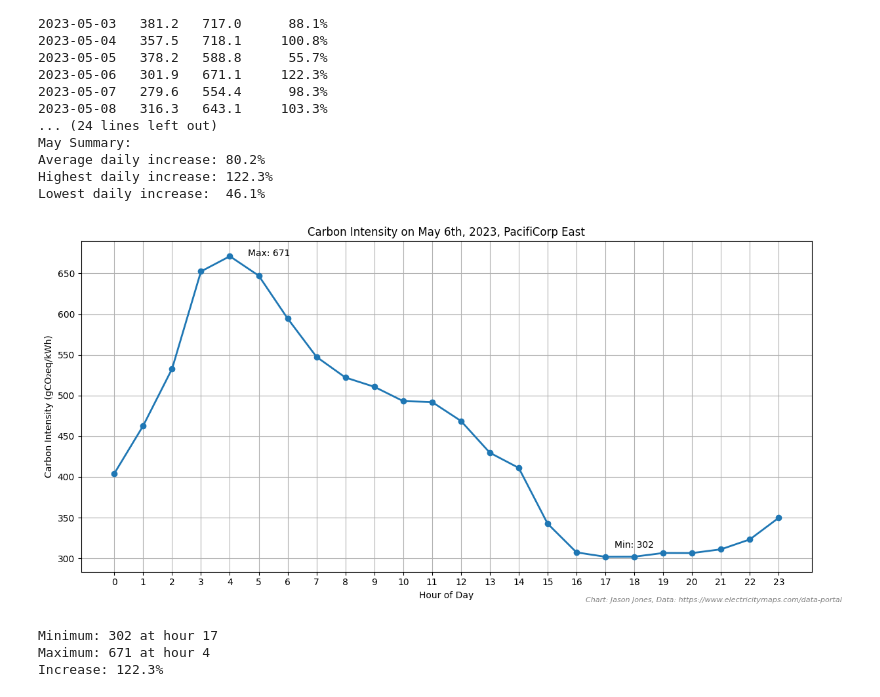
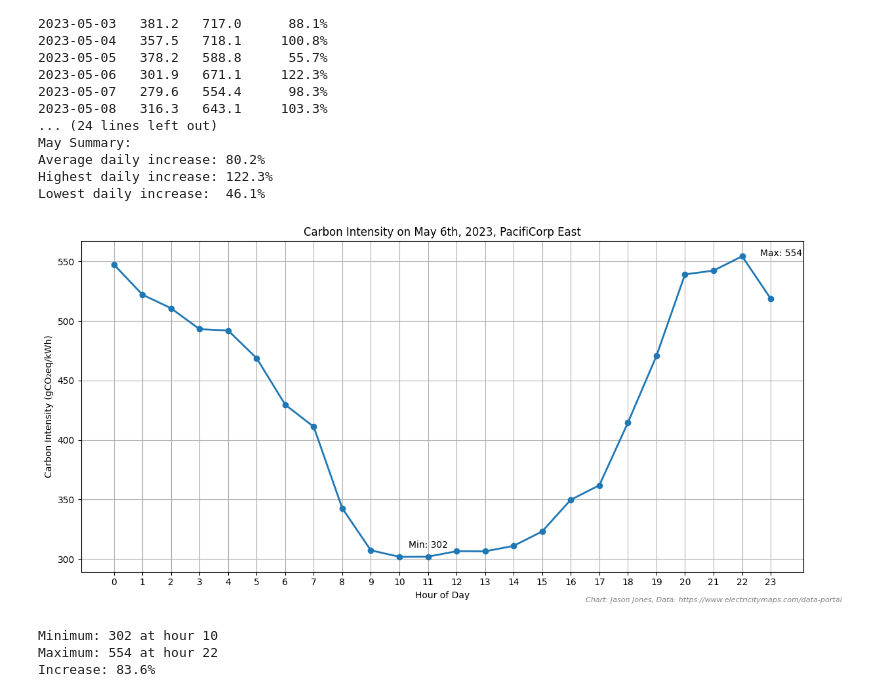
Before and after one commit to jasonm-jones/grid-carbon-intensity, a Jupyter notebook: carbon-PACE-2023.ipynb, the cells around one changed output. Saved outputs shown, nothing was run; the diff lists cells and outputs as text; code cells hidden in the pictures.

```diff
--- a/carbon-PACE-2023.ipynb
+++ b/carbon-PACE-2023.ipynb
@@ -21,11 +21,14 @@ Index(['Datetime (UTC)', 'Country', 'Zone Name', 'Zone Id',
 
 # Convert timestamp to datetime
 df['timestamp'] = pd.to_datetime(df['Datetime (UTC)'])
+# Update hour column to use MST
+df['timestamp_mst'] = df['timestamp'] - pd.Timedelta(hours=7)
+
 
 # Add columns for date, month, and hour
-df['date'] = df['timestamp'].dt.date
-df['month'] = df['timestamp'].dt.month
-df['hour'] = df['timestamp'].dt.hour
+df['date'] = df['timestamp_mst'].dt.date
+df['month'] = df['timestamp_mst'].dt.month
+df['hour'] = df['timestamp_mst'].dt.hour
 
 # Calculate daily variation (max - min) for each date
 daily_variation = df.groupby('date')['Carbon Intensity gCO₂eq/kWh (LCA)'].agg(['min', 'max'])
@@ -74,5 +77,8 @@ sns.heatmap(hourly_monthly_avg, cmap='YlOrRd',
 plt.title('Average Carbon Intensity by Month and Hour')
 plt.xlabel('Month')
 plt.ylabel('Hour of Day')
+# Add source text at the bottom
+plt.figtext(0.5, 0.02, 'Chart: Jason Jones, Data: https://www.electricitymaps.com/data-portal',
+           fontsize=8, style='italic', color='gray')
 plt.show()
 # %% [output]
@@ -232,14 +238,14 @@ Highest daily increase: 122.3%
 Lowest daily increase:  46.1%
 # %%
 # Filter for May 6th
-may_6_data = df[df['timestamp'].dt.date == pd.to_datetime('2023-05-06').date()].copy()
+may_6_data = df[df['timestamp_mst'].dt.date == pd.to_datetime('2023-05-06').date()].copy()
 
 # Sort by timestamp to ensure proper ordering
-may_6_data = may_6_data.sort_values('timestamp')
+may_6_data = may_6_data.sort_values('timestamp_mst')
 
 # Create the plot
 plt.figure(figsize=(12, 6))
-plt.plot(may_6_data['timestamp'].dt.hour, may_6_data['Carbon Intensity gCO₂eq/kWh (LCA)'],
+plt.plot(may_6_data['timestamp_mst'].dt.hour, may_6_data['Carbon Intensity gCO₂eq/kWh (LCA)'],
          marker='o', linestyle='-', linewidth=2)
 
 # Customize the plot
@@ -248,38 +254,38 @@ plt.xlabel('Hour of Day')  # Moved x-axis label to the left
 plt.ylabel('Carbon Intensity (gCO₂eq/kWh)')
 plt.grid(True)
 plt.xticks(range(0, 24))
 
 # Add min and max annotations
 min_value = may_6_data['Carbon Intensity gCO₂eq/kWh (LCA)'].min()
 max_value = may_6_data['Carbon Intensity gCO₂eq/kWh (LCA)'].max()
-min_hour = may_6_data.loc[may_6_data['Carbon Intensity gCO₂eq/kWh (LCA)'].idxmin(), 'timestamp'].hour
-max_hour = may_6_data.loc[may_6_data['Carbon Intensity gCO₂eq/kWh (LCA)'].idxmax(), 'timestamp'].hour
+min_hour = may_6_data.loc[may_6_data['Carbon Intensity gCO₂eq/kWh (LCA)'].idxmin(), 'timestamp_mst'].hour
+max_hour = may_6_data.loc[may_6_data['Carbon Intensity gCO₂eq/kWh (LCA)'].idxmax(), 'timestamp_mst'].hour
 
 plt.annotate(f'Min: {min_value:.0f}',
             xy=(min_hour, min_value),
             xytext=(10, 10),
             textcoords='offset points')
 plt.annotate(f'Max: {max_value:.0f}',
             xy=(max_hour, max_value),
             xytext=(20, 0),
             textcoords='offset points')
 
 # Add source text at the bottom
 plt.figtext(0.7, 0.02, 'Chart: Jason Jones, Data: https://www.electricitymaps.com/data-portal',
            fontsize=8, style='italic', color='gray')
 
 plt.tight_layout()
 
 plt.show()
 
 # Print summary statistics
 print(f"\nMinimum: {min_value:.0f} at hour {min_hour}")
 print(f"Maximum: {max_value:.0f} at hour {max_hour}")
 print(f"Increase: {((max_value - min_value) / min_value * 100):.1f}%")
 # %% [output]
-[figure, old version]
+[figure, new version]
-Minimum: 302 at hour 17
-Maximum: 671 at hour 4
-Increase: 122.3%
+Minimum: 302 at hour 10
+Maximum: 554 at hour 22
+Increase: 83.6%
 # %%
 # Filter for May 6th
```
Also changed, not shown: parts of 6 cells of this notebook, 5 other files.
